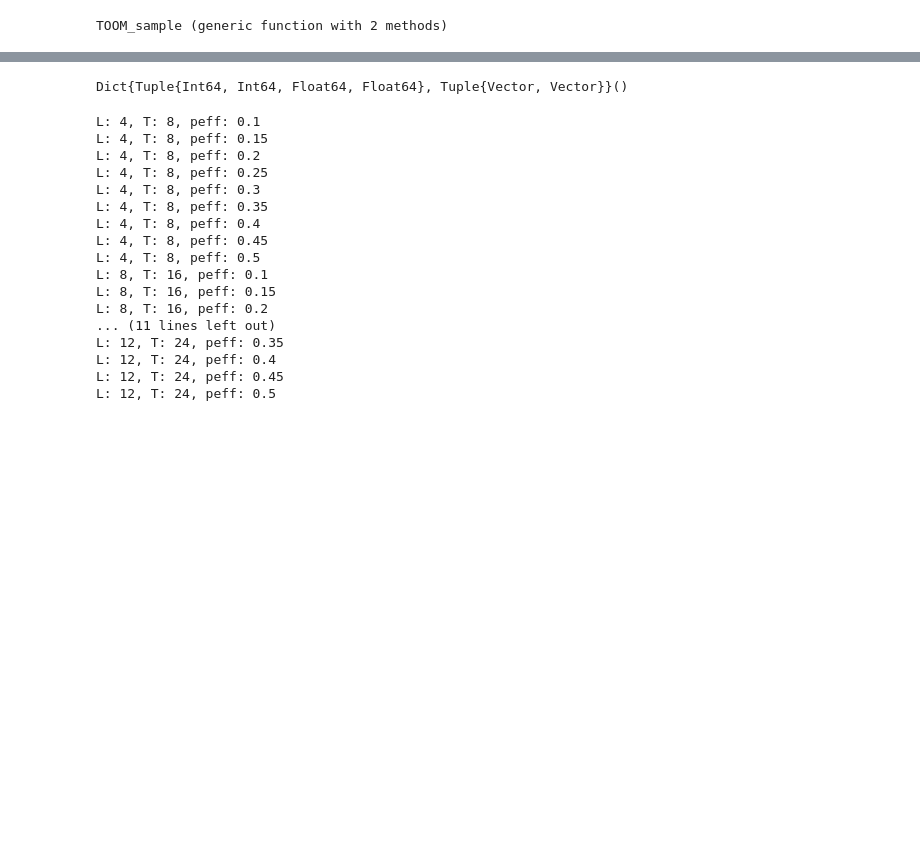
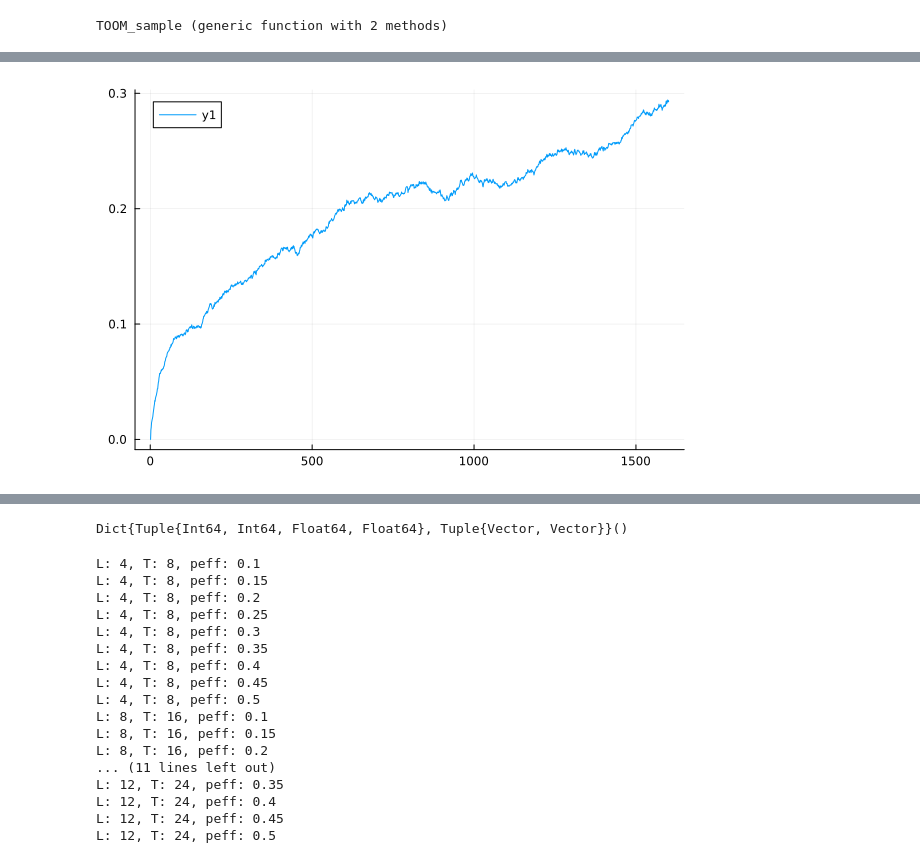
Before and after one commit to jahauser/single_shot, a Jupyter notebook: notebooks/25_08_19.ipynb, the cells around one changed output, grey strips where cells are left out. Cells and saved outputs as stored; diff of their text form; code cells hidden in the pictures; blank space fills up the shorter version.

```diff
--- a/notebooks/25_08_19.ipynb
+++ b/notebooks/25_08_19.ipynb
@@ -15,0 +48,13 @@ TOOM_sample (generic function with 2 methods)
+# %%
+samples = 100
+
+# for (p, q) in [(0.05, 0.05), (0.0, 0.1), (0.05, 0.15), (0.0,0.2)]
+p = 0.02
+q = 0.1
+L = 16
+        T = 100L
+        Ms = harsh_MV_sample(L, T, p, q, samples)[1]
+
+        plot(Ms)
+# %% [output]
+[figure, added]
```
Also changed, not shown: parts of 8 cells of this notebook, 9 other files.
